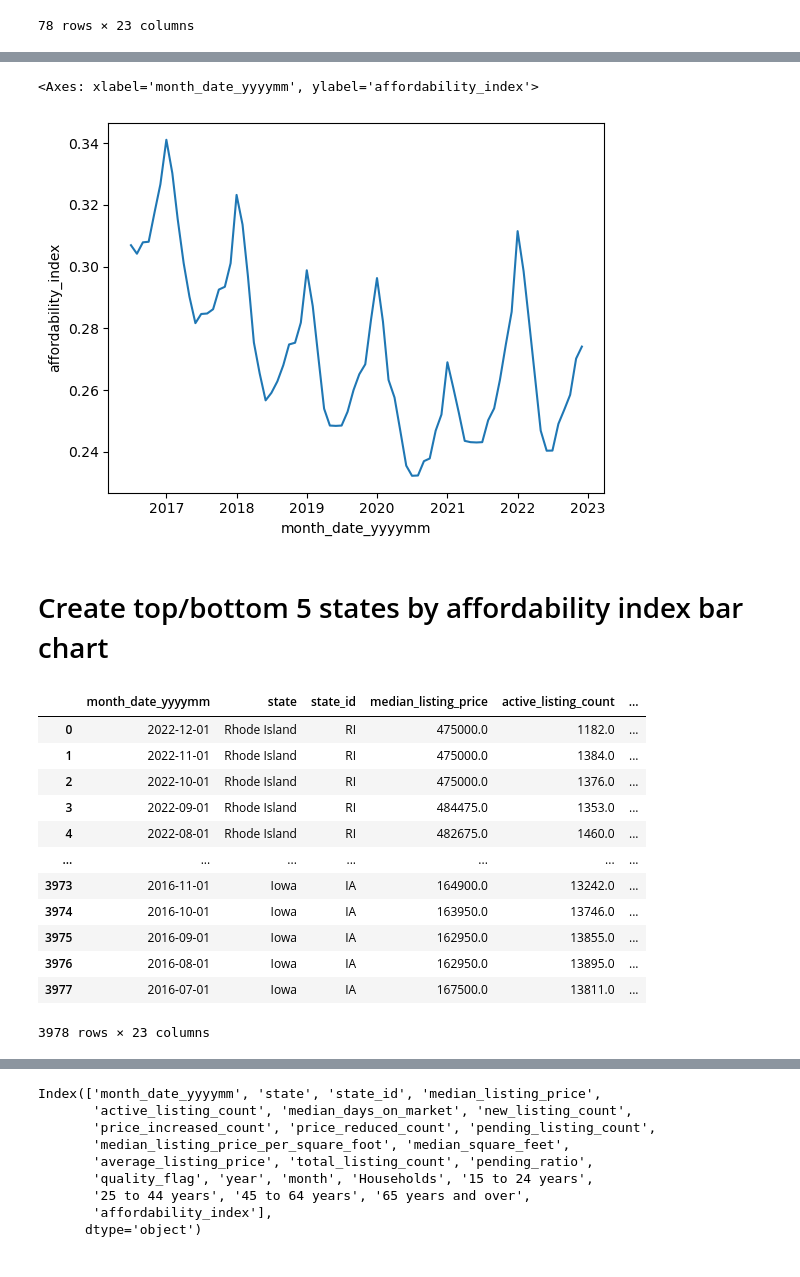
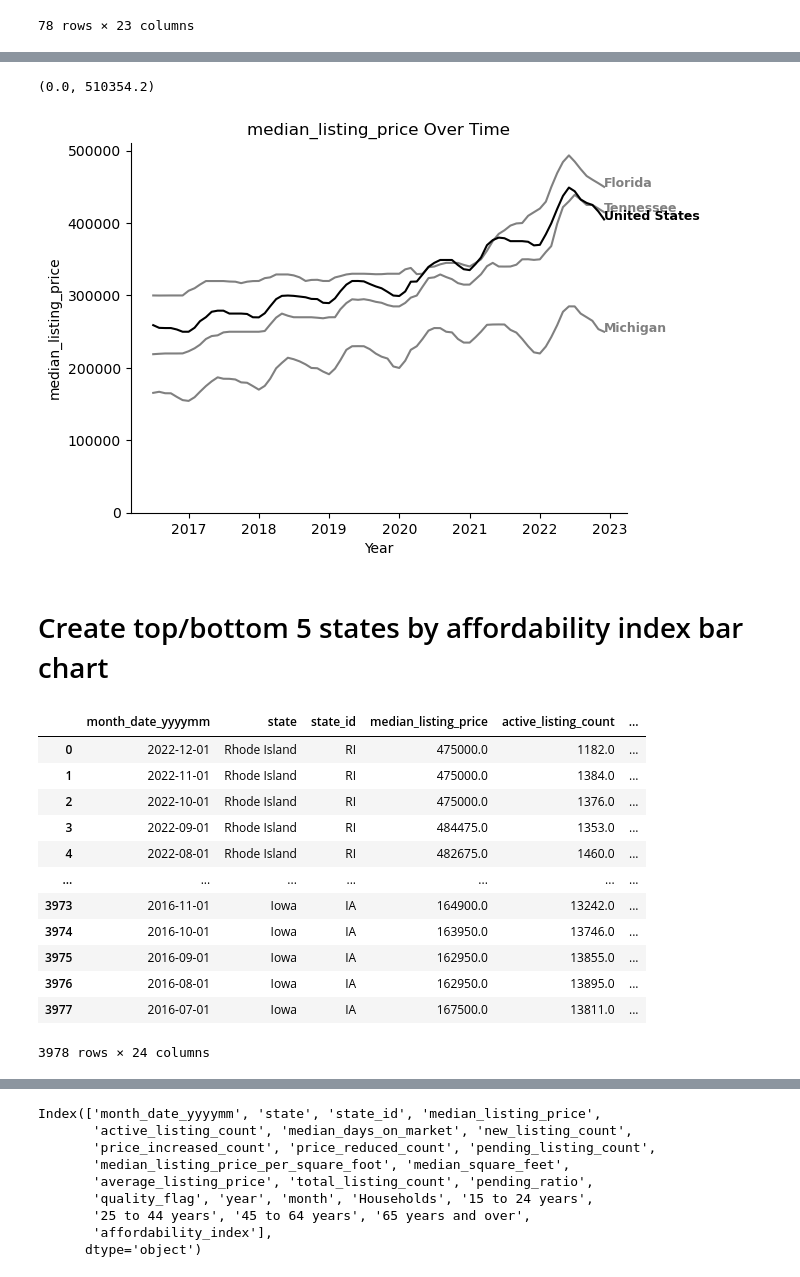
Before and after one commit to ParisAParker/Housing-Affordability-Analysis, a Jupyter notebook: notebooks/Housing EDA.ipynb, the cells around one changed output, grey strips where cells are left out. Saved outputs shown, nothing was run; the diff lists cells and outputs as text; code cells hidden in the pictures.

```diff
--- a/notebooks/Housing EDA.ipynb
+++ b/notebooks/Housing EDA.ipynb
@@ -27,6 +28,6 @@ national_realtor['year'] = national_realtor['month_date_yyyymm'].dt.year
 national_realtor['month'] = national_realtor['month_date_yyyymm'].dt.month_name()
 # %%
 # Creating df for housing by state & housing for the whole country
-housing_df = realtor.merge(median_income)
+state_housing_df = realtor.merge(median_income)
 
 national_housing_df = national_realtor.merge(national_median_income)
@@ -51,3 +41,5 @@ national_housing_df
+# %%
+national_housing_df['month_date_yyyymm'] = pd.to_datetime(national_housing_df['month_date_yyyymm'])
 # %%
 # Take median income and divide by median listing price
 national_housing_df['affordability_index'] = national_housing_df['median_income'] / national_housing_df['median_listing_price']
@@ -77,3 +126,7 @@ housing_df.query("state == 'Hawaii'")
 | 3778 | 2016-08-01 | Hawaii | HI | 650000.0 | 6257.0 | ... |
 | 3779 | 2016-07-01 | Hawaii | HI | 649000.0 | 6241.0 | ... |
 78 rows × 23 columns
+# %%
+national_housing_df['affordability_index'] = national_housing_df['median_income'] / national_housing_df['median_listing_price']
+# %%
+state_housing_df['affordability_index'] = state_housing_df['Households'] / state_housing_df['median_listing_price']
@@ -80,17 +171,62 @@ housing_df.query("state == 'Hawaii'")
 # %%
+show_national = True
+
 # Shows the affordability index over the years for the selected state
-state = 'Michigan'
+metric = 'median_listing_price'
+states = ['Florida','Michigan','Tennessee']
 
-housing_for_state = housing_df.query(f"state == '{state}'")
+# Subsetting dataframe for selected states
+housing_for_state = state_housing_df[state_housing_df['state'].isin(states)]
 
-sns.lineplot(housing_for_state, x = 'month_date_yyyymm', y = 'affordability_index')
+# Create line graph for national affordability index over several years
+fig, ax1 = plt.subplots()
+
+for state in states:
+    # Subset dataset for that state
+    state_data = housing_for_state.query(f"state == '{state}'")
+
+    # Plot line graph
+    ax1.plot(state_data['month_date_yyyymm'], state_data[f'{metric}'], color = 'grey')
+
+    # Label the end of each line
+    ax1.text(state_data['month_date_yyyymm'].iloc[0],
+         state_data[f'{metric}'].iloc[0],
+         state,
+         fontsize = 9,
+         ha = 'left',
+         color = 'grey',
+         fontweight = 'bold')
+
+# Add a line for the entire united states
+if show_national == True:
+    ax1.plot(national_housing_df['month_date_yyyymm'], national_housing_df[f'{metric}'], color = 'black')
+
+    ax1.text(national_housing_df['month_date_yyyymm'].iloc[0],
+            national_housing_df[f'{metric}'].iloc[0],
+            'United States',
+            fontsize = 9,
+            ha = 'left',
+            color = 'black',
+            fontweight = 'bold')
+
+# Set the title and axes
+ax1.set_xlabel('Year')
+ax1.set_ylabel(f'{metric}')
+ax1.set_title(f'{metric} Over Time')
+
+# Remove the spines
+ax1.spines['top'].set_visible(False)
+ax1.spines['right'].set_visible(False)
+
+# Define y range
+ax1.set_ylim(bottom = 0)
 # %% [output]
-<Axes: xlabel='month_date_yyyymm', ylabel='affordability_index'>
+(0.0, 510354.2)
-[figure, old version]
+[figure, new version]
 # %% [markdown]
 # Create top/bottom 5 states by affordability index bar chart
 # %%
-housing_df
+state_housing_df
 # %% [output]
 |  | month_date_yyyymm | state | state_id | median_listing_price | active_listing_count | ... |
 | 0 | 2022-12-01 | Rhode Island | RI | 475000.0 | 1182.0 | ... |
@@ -104,7 +240,7 @@ housing_df
 | 3975 | 2016-09-01 | Iowa | IA | 162950.0 | 13855.0 | ... |
 | 3976 | 2016-08-01 | Iowa | IA | 162950.0 | 13895.0 | ... |
 | 3977 | 2016-07-01 | Iowa | IA | 167500.0 | 13811.0 | ... |
-3978 rows × 23 columns
+3978 rows × 24 columns
 # %%
 metric = 'median_listing_price'
 month = 'December'
```
Also changed, not shown: parts of 11 cells of this notebook, 1 other file.
